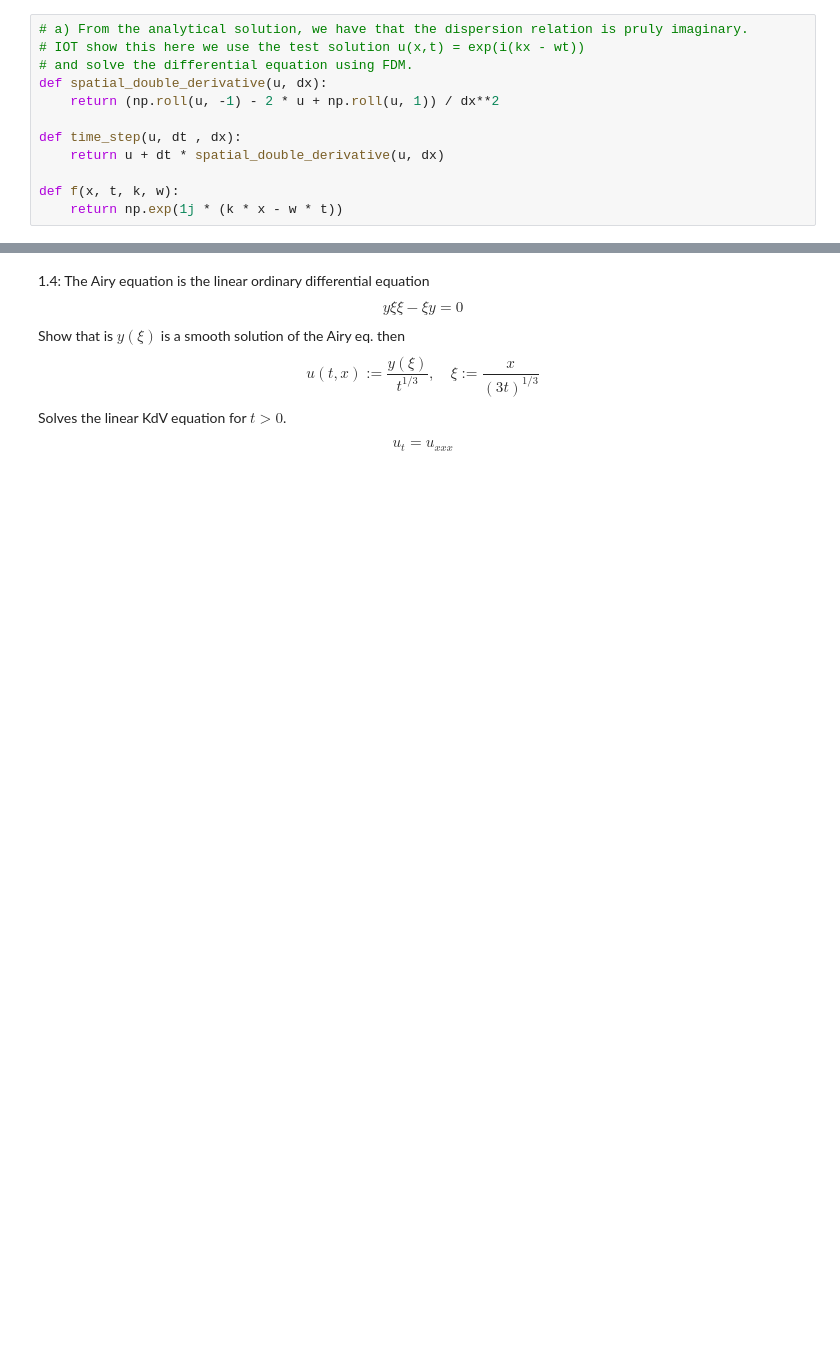
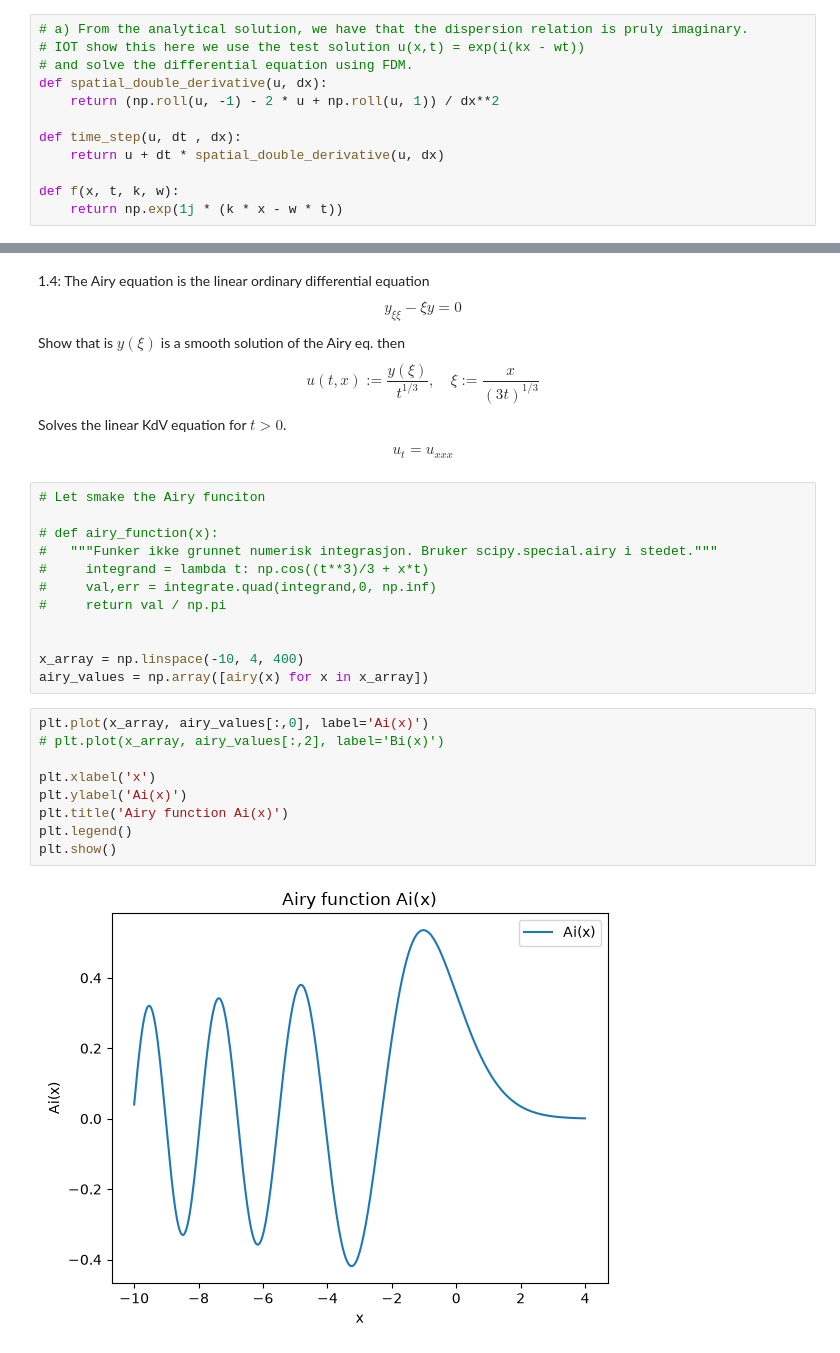
Before and after one commit to DeltaSG/Prosjekt_Master, a Jupyter notebook: Code/WavesSolitons.ipynb, the cells around one changed output, grey strips where cells are left out. Cells and saved outputs as stored; diff of their text form; blank space fills up the shorter version.

```diff
--- a/Code/WavesSolitons.ipynb
+++ b/Code/WavesSolitons.ipynb
@@ -157,9 +159,32 @@ plt.show()
 # %% [markdown]
 1.4:
 The Airy equation is the linear ordinary differential equation
-$$ y{\xi \xi} - \xi y = 0 $$
+$$ y_{\xi \xi} - \xi y = 0 $$
 Show that is $y(\xi)$ is a smooth solution of the Airy eq. then
 $$ u(t,x):= \frac{y(\xi)}{t^{1/3}}, \quad \xi:= \frac{x}{(3t)^{1/3}} $$
 Solves the linear KdV equation for $t>0$.
 
 $$ u_t = u_{xxx} $$
+# %%
+# Let smake the Airy funciton
+
+# def airy_function(x):
+#   """Funker ikke grunnet numerisk integrasjon. Bruker scipy.special.airy i stedet."""
+#     integrand = lambda t: np.cos((t**3)/3 + x*t)
+#     val,err = integrate.quad(integrand,0, np.inf)
+#     return val / np.pi
+
+
+x_array = np.linspace(-10, 4, 400)
+airy_values = np.array([airy(x) for x in x_array])
+# %%
+plt.plot(x_array, airy_values[:,0], label='Ai(x)')
+# plt.plot(x_array, airy_values[:,2], label='Bi(x)')
+
+plt.xlabel('x')
+plt.ylabel('Ai(x)')
+plt.title('Airy function Ai(x)')
+plt.legend()
+plt.show()
+# %% [output]
+[figure, added]
```
Also changed, not shown: parts of 10 cells of this notebook, 5 other files.
